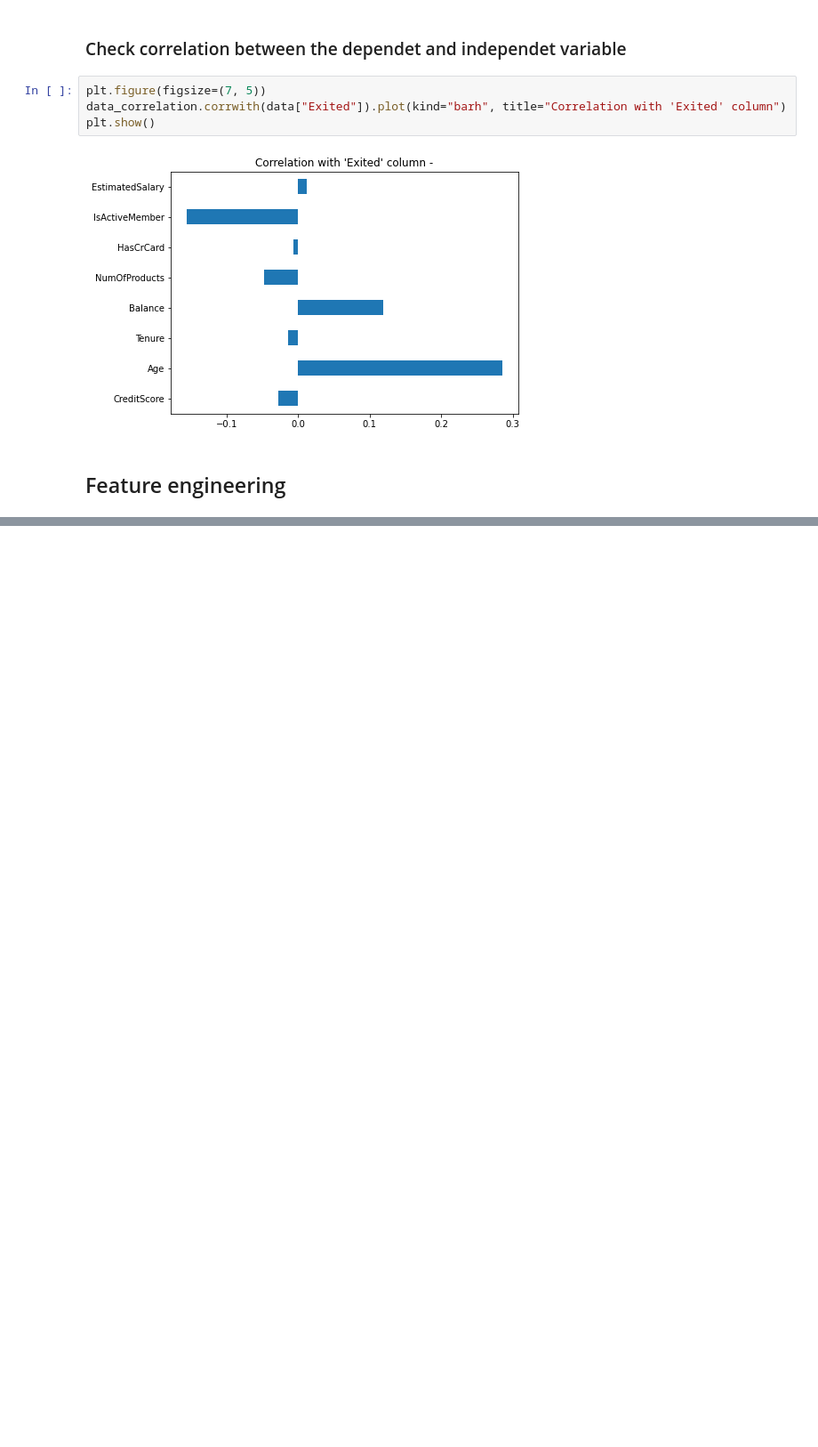
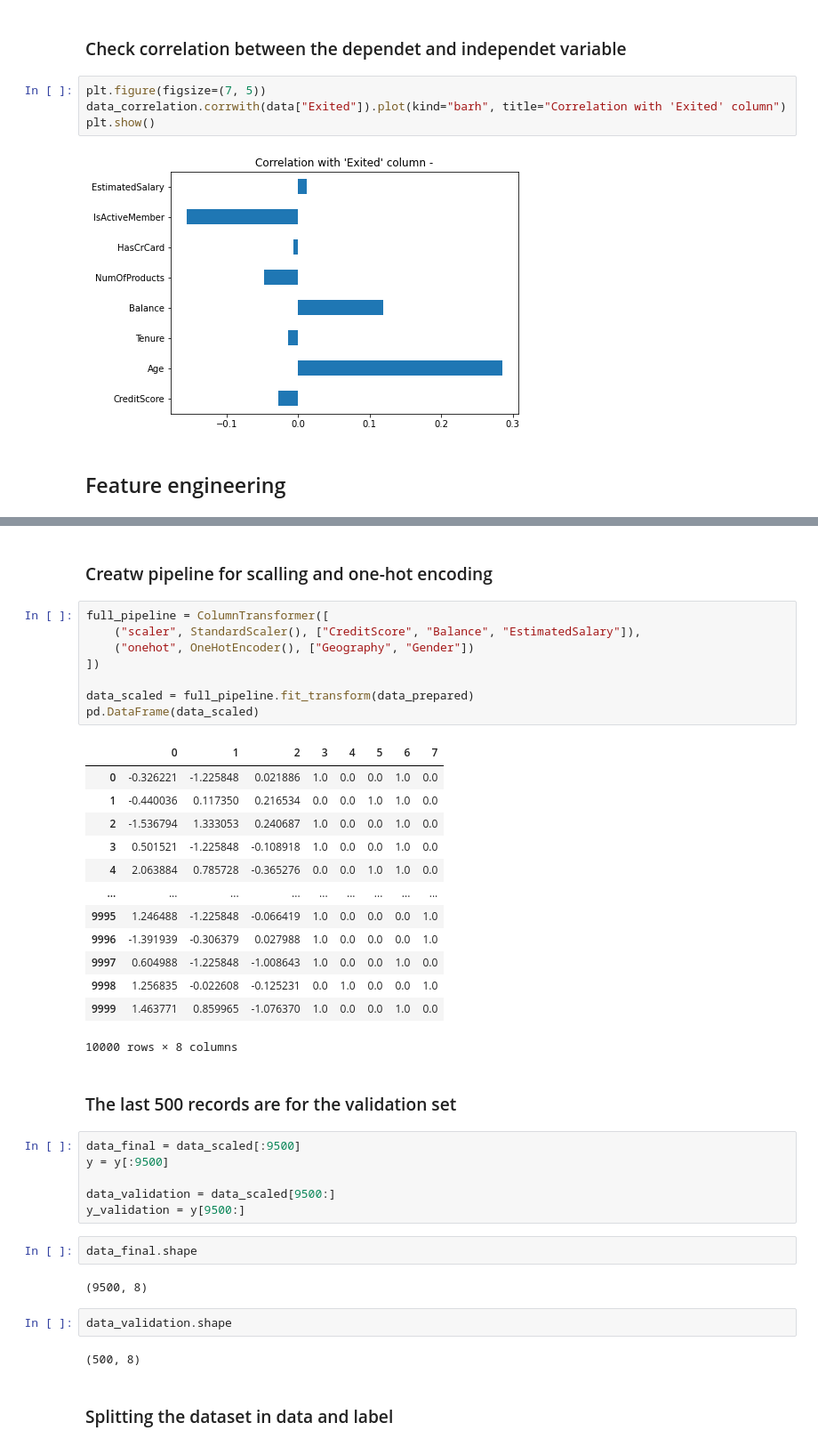
Before and after one commit to olihofmann/cas-aml, a Jupyter notebook: customer-churn-prediction/classical_algorithms.ipynb, the cells around one changed output, grey strips where cells are left out. Shown at 89% size. Cells and saved outputs as stored; diff of their text form; blank space fills up the shorter version.

```diff
--- a/customer-churn-prediction/classical_algorithms.ipynb
+++ b/customer-churn-prediction/classical_algorithms.ipynb
@@ -194,0 +250,42 @@ plt.show()
+# %% [markdown]
+### Creatw pipeline for scalling and one-hot encoding
+# %%
+full_pipeline = ColumnTransformer([
+    ("scaler", StandardScaler(), ["CreditScore", "Balance", "EstimatedSalary"]),
+    ("onehot", OneHotEncoder(), ["Geography", "Gender"])
+])
+
+data_scaled = full_pipeline.fit_transform(data_prepared)
+pd.DataFrame(data_scaled)
+# %% [output]
+|  | 0 | 1 | 2 | 3 | 4 | 5 | 6 | 7 |
+| 0 | -0.326221 | -1.225848 | 0.021886 | 1.0 | 0.0 | 0.0 | 1.0 | 0.0 |
+| 1 | -0.440036 | 0.117350 | 0.216534 | 0.0 | 0.0 | 1.0 | 1.0 | 0.0 |
+| 2 | -1.536794 | 1.333053 | 0.240687 | 1.0 | 0.0 | 0.0 | 1.0 | 0.0 |
+| 3 | 0.501521 | -1.225848 | -0.108918 | 1.0 | 0.0 | 0.0 | 1.0 | 0.0 |
+| 4 | 2.063884 | 0.785728 | -0.365276 | 0.0 | 0.0 | 1.0 | 1.0 | 0.0 |
+| ... | ... | ... | ... | ... | ... | ... | ... | ... |
+| 9995 | 1.246488 | -1.225848 | -0.066419 | 1.0 | 0.0 | 0.0 | 0.0 | 1.0 |
+| 9996 | -1.391939 | -0.306379 | 0.027988 | 1.0 | 0.0 | 0.0 | 0.0 | 1.0 |
+| 9997 | 0.604988 | -1.225848 | -1.008643 | 1.0 | 0.0 | 0.0 | 1.0 | 0.0 |
+| 9998 | 1.256835 | -0.022608 | -0.125231 | 0.0 | 1.0 | 0.0 | 0.0 | 1.0 |
+| 9999 | 1.463771 | 0.859965 | -1.076370 | 1.0 | 0.0 | 0.0 | 1.0 | 0.0 |
+10000 rows × 8 columns
+# %% [markdown]
+### The last 500 records are for the validation set
+# %%
+data_final = data_scaled[:9500]
+y = y[:9500]
+
+data_validation = data_scaled[9500:]
+y_validation = y[9500:]
+# %%
+data_final.shape
+# %% [output]
+(9500, 8)
+# %%
+data_validation.shape
+# %% [output]
+(500, 8)
+# %% [markdown]
+### Splitting the dataset in data and label
```
Also changed, not shown: parts of 15 cells of this notebook.
